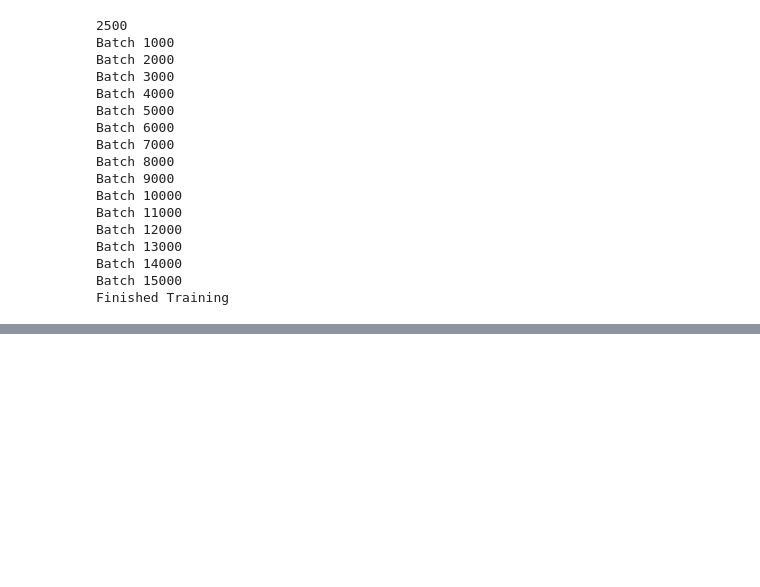
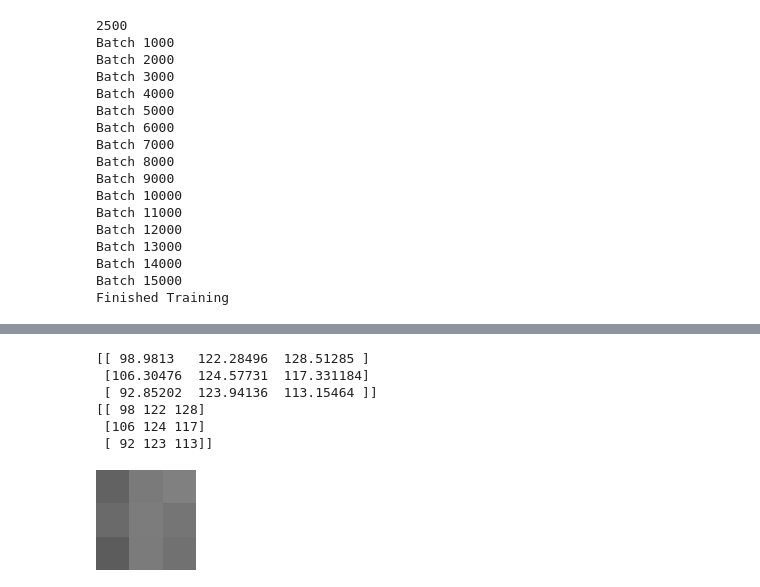
Before and after one commit to vdoom/nn_from_scratch, a Jupyter notebook: CNN_Classification_MNIST.ipynb, the cells around one changed output, grey strips where cells are left out. Drawn from its saved outputs; the diff is of its cells as text; code cells hidden in the pictures; blank space fills up the shorter version.

```diff
--- a/CNN_Classification_MNIST.ipynb
+++ b/CNN_Classification_MNIST.ipynb
@@ -235,0 +348,21 @@ Shirt
+# %%
+import matplotlib.pyplot as plt
+from PIL import Image
+from IPython.display import display
+tff = net.conv2.weight[5][0].detach()
+tff1 = ((tff + 1)*100).numpy()
+print(tff1)
+tff11 = tff1.astype(np.uint8)
+print(tff11)
+
+img = Image.fromarray(tff11, "L")
+img2 = img.resize((100,100), resample=Image.BOX)
+display(img2)
+# %% [output]
+[[ 98.9813   122.28496  128.51285 ]
+ [106.30476  124.57731  117.331184]
+ [ 92.85202  123.94136  113.15464 ]]
+[[ 98 122 128]
+ [106 124 117]
+ [ 92 123 113]]
+[figure, added]
```
Also changed, not shown: parts of 17 cells of this notebook.
